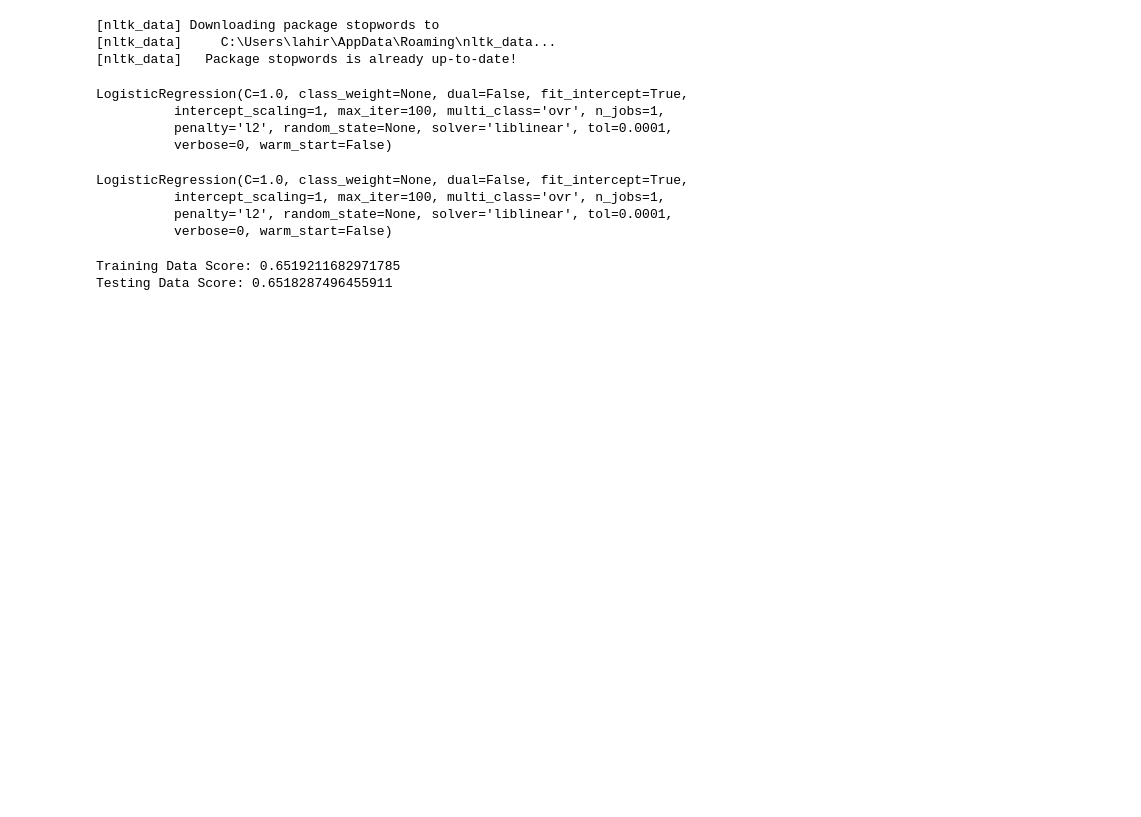
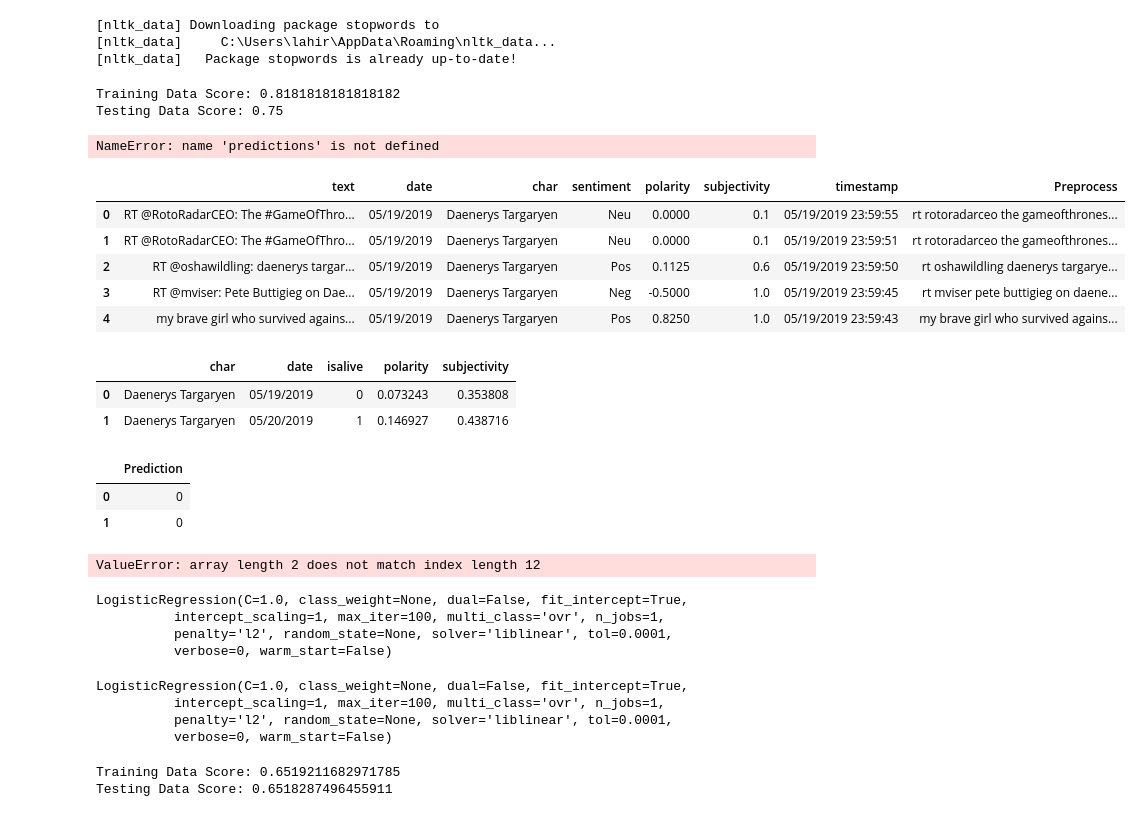
Before and after one commit to Aritra23/GoT-Sentiment-Analysis-Twitter, a Jupyter notebook: Predict-Copy1.ipynb, the cells around one changed output. Saved outputs shown, nothing was run; the diff lists cells and outputs as text; code cells hidden in the pictures; blank space fills up the shorter version.

Commit message:
Add final changes to predict model

```diff
--- a/Predict.ipynb
+++ b/Predict-Copy1.ipynb
@@ -94,3 +94,45 @@ for index, row in df.iterrows():
             df.loc[index, "isalive"] = '1'
     if row["char"] == "Tyrion Lannister":
         df.loc[index, "isalive"] = '0'
+# %%
+df_backup = df
+df = df_backup
+df2 = df.groupby(["char", "date", "isalive"]).agg({"polarity" : "mean", "subjectivity" : "mean"})
+df = df2.reset_index()
+df3 = pd.DataFrame()
+df3["char"] = [char for char in df["char"]]
+df3["date"] = [date for date in df["date"]]
+df3["isalive"] = [isalive for isalive in df["isalive"]]
+df3["polarity"] = [polarity for polarity in df["polarity"]]
+df3["subjectivity"] = [subjectivity for subjectivity in df["subjectivity"]]
+df = df3
+df1 = df.loc[(df["date"] == "05/11/2019") | (df["date"] == "05/12/2019")]
+y = df1["isalive"]
+X = []
+for index, row in df1.iterrows():
+   x = []
+   x.append(row["polarity"])
+   x.append(row["subjectivity"])
+   X.append(x)
+X_train, X_test, y_train, y_test = train_test_split(X, y, random_state=1, stratify=y, test_size=0.5)
+classifier = LogisticRegression()
+classifier.fit(X_train, y_train)
+print(f"Training Data Score: {classifier.score(X_train, y_train)}")
+print(f"Testing Data Score: {classifier.score(X_test, y_test)}")
+# pd.DataFrame({"Prediction": predictions, "Actual": y_test})
+# %% [output]
+Training Data Score: 0.8181818181818182
+Testing Data Score: 0.75
+NameError: name 'predictions' is not defined
+# %%
+file2 = "data/DaenerysTargaryen_19_21.csv"
+new_df = pd.read_csv(file2)
+# %%
+new_df.head()
+# %% [output]
+|  | text | date | char | sentiment | polarity | subjectivity | timestamp | Preprocess |
+| 0 | RT @RotoRadarCEO: The #GameOfThro... | 05/19/2019 | Daenerys Targaryen | Neu | 0.0000 | 0.1 | 05/19/2019 23:59:55 | rt rotoradarceo the gameofthrones... |
+| 1 | RT @RotoRadarCEO: The #GameOfThro... | 05/19/2019 | Daenerys Targaryen | Neu | 0.0000 | 0.1 | 05/19/2019 23:59:51 | rt rotoradarceo the gameofthrones... |
+| 2 | RT @oshawildling: daenerys targar... | 05/19/2019 | Daenerys Targaryen | Pos | 0.1125 | 0.6 | 05/19/2019 23:59:50 | rt oshawildling daenerys targarye... |
+| 3 | RT @mviser: Pete Buttigieg on Dae... | 05/19/2019 | Daenerys Targaryen | Neg | -0.5000 | 1.0 | 05/19/2019 23:59:45 | rt mviser pete buttigieg on daene... |
+| 4 | my brave girl who survived agains... | 05/19/2019 | Daenerys Targaryen | Pos | 0.8250 | 1.0 | 05/19/2019 23:59:43 | my brave girl who survived agains... |
@@ -96,0 +150,6 @@ for index, row in df.iterrows():
+# %%
+new_df.head()
+# %% [output]
+|  | char | date | isalive | polarity | subjectivity |
+| 0 | Daenerys Targaryen | 05/19/2019 | 0 | 0.073243 | 0.353808 |
+| 1 | Daenerys Targaryen | 05/20/2019 | 1 | 0.146927 | 0.438716 |
@@ -97,3 +167,13 @@ for index, row in df.iterrows():
+# %%
+pred_df
+# %% [output]
+|  | Prediction |
+| 0 | 0 |
+| 1 | 0 |
+# %%
+pd.DataFrame({"Prediction": predictions, "Actual": y_test})
+# %% [output]
+ValueError: array length 2 does not match index length 12
 # %%
 df.head()
 df1 = df.loc[(df["date"] == "05/11/2019") | (df["date"] == "05/12/2019")]
```
Also changed, not shown: parts of 6 cells of this notebook, 2 other files.
